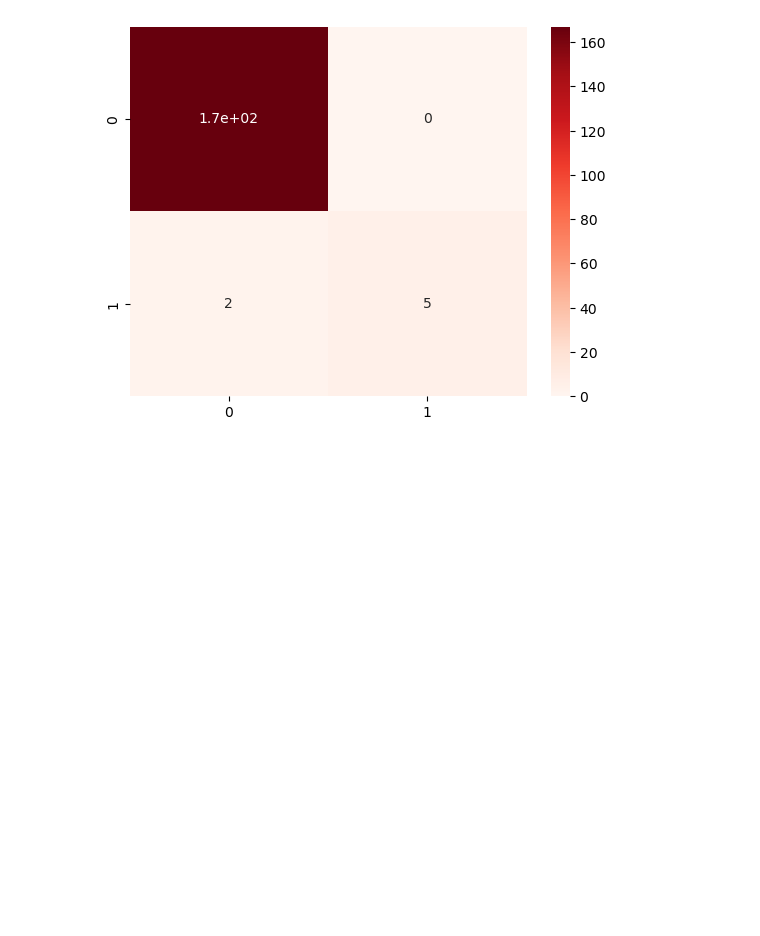
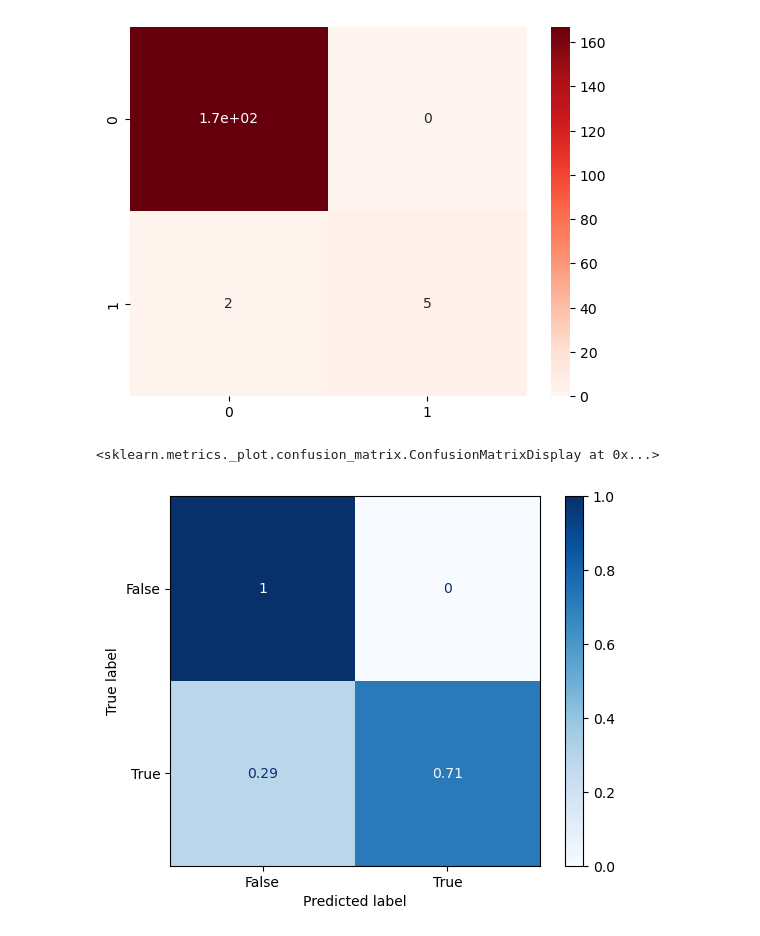
Before and after one commit to p4rz1v4l26/F1-Analysis, a Jupyter notebook: index.ipynb, the cells around one changed output. Drawn from its saved outputs; the diff is of its cells as text; code cells hidden in the pictures; blank space fills up the shorter version.

Commit message:
finished = true :)

```diff
--- a/index.ipynb
+++ b/index.ipynb
@@ -321,3 +321,8 @@ sns.heatmap(matrix, annot=True, cmap='Reds')
  [  2   5]]
 <Axes: >
 [figure]
+# %%
+ConfusionMatrixDisplay.from_estimator(model, X_test, y_test,cmap=plt.cm.Blues, normalize='true')
+# %% [output]
+<sklearn.metrics._plot.confusion_matrix.ConfusionMatrixDisplay at 0x...>
+[figure, added]
```
Also changed, not shown: parts of 1 cell of this notebook, 1 other file.
